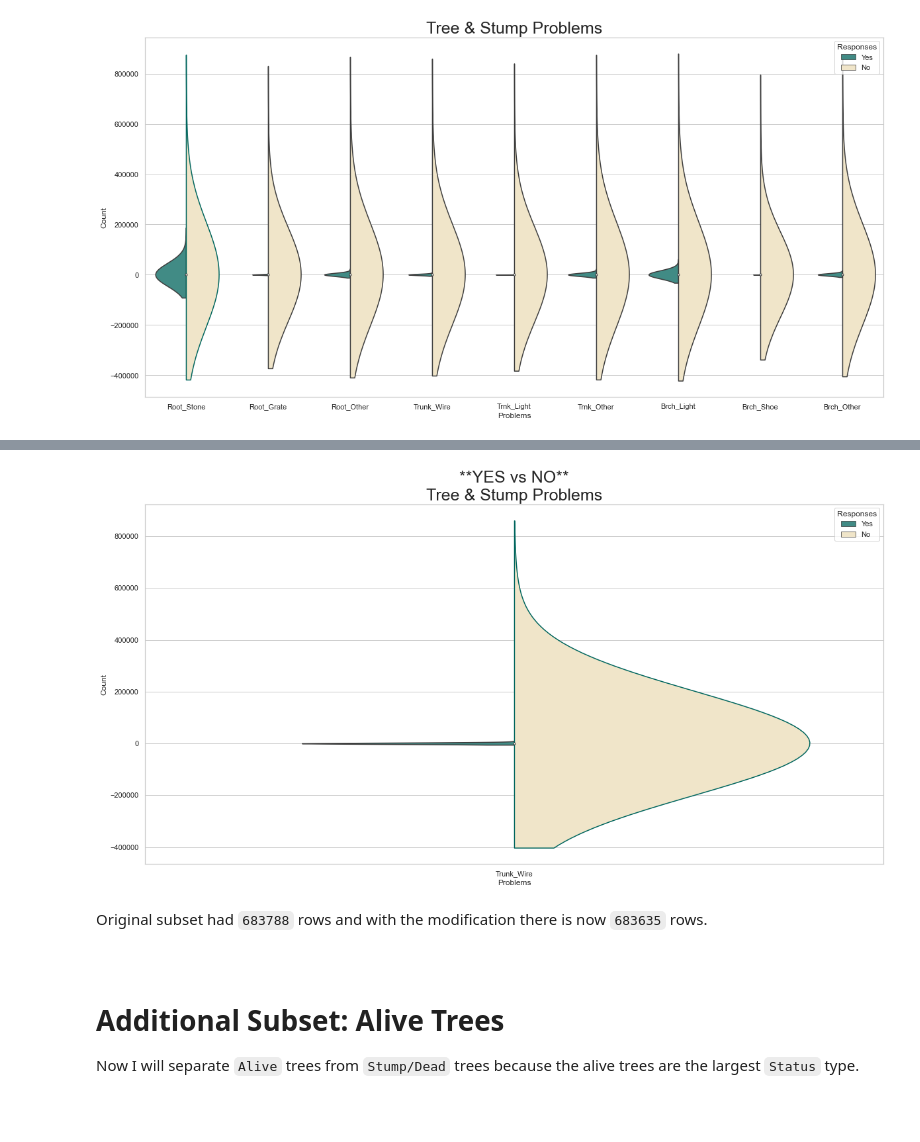
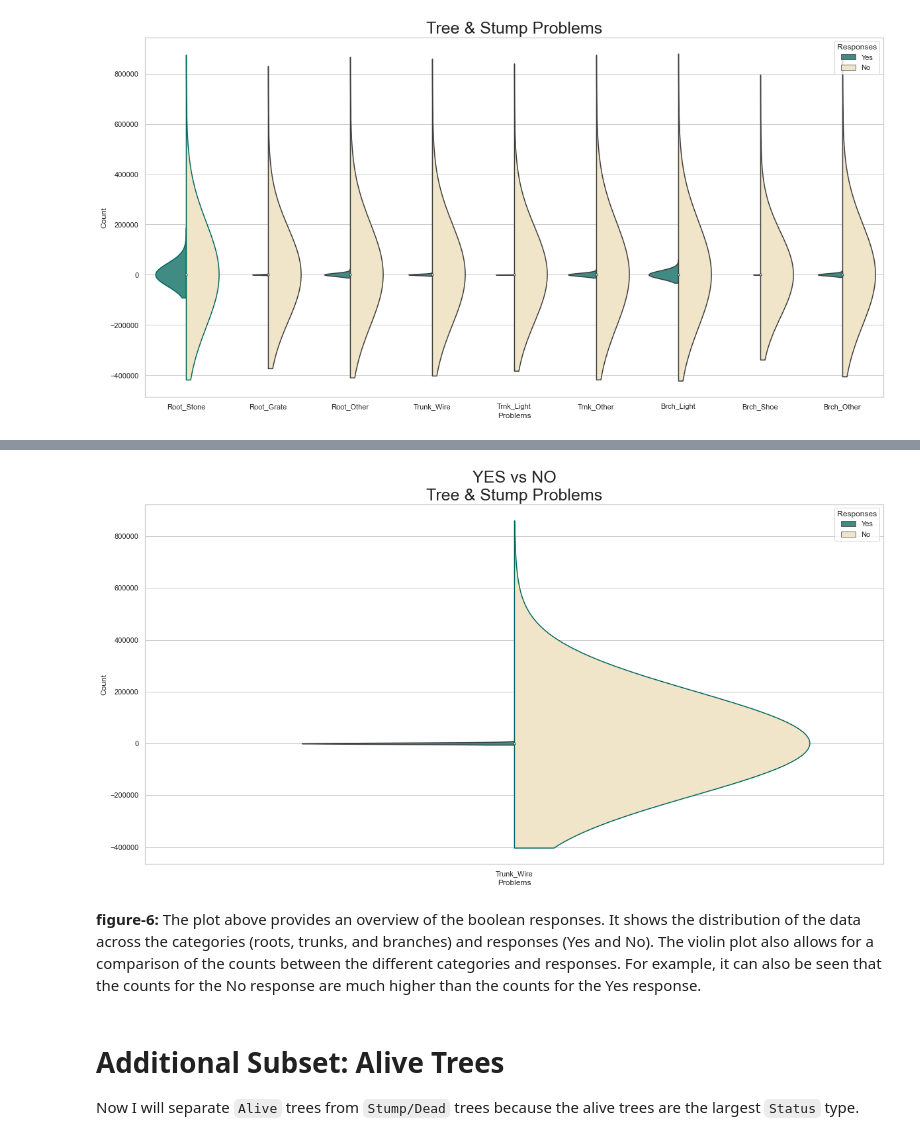
Before and after one commit to MarcellaHarr/ny_street-trees_2015, a Jupyter notebook: exploration-ny-street-trees.ipynb, the cells around one changed output, grey strips where cells are left out. Saved outputs shown, nothing was run; the diff lists cells and outputs as text; code cells hidden in the pictures; blank space fills up the shorter version.

```diff
--- a/exploration-ny-street-trees.ipynb
+++ b/exploration-ny-street-trees.ipynb
@@ -740,8 +769,8 @@ problemDF
 # Execute subset function
 # treeSubset cols: Tree_Id / Root_Stone, Root_Grate, Root_Other, Trunk_Wire, Trnk_Light, Trnk_Other, Brch_Light, Brch_Shoe, Brch_Other
 
-subsetYN = subset(treeSubset)
-subsetYN.head()
+probResponses = subset(treeSubset)
+probResponses.head()
 # %% [output]
 |  | Root_Stone | Root_Grate | Root_Other | Trunk_Wire | Trnk_Light | Trnk_Other | Brch_Light | Brch_Shoe | ... |
 | 0 | No | No | No | No | No | No | No | No | ... |
@@ -752,18 +781,18 @@ subsetYN.head()
 # %%
 # Melt responses
 
-probResponses = subsetYN.melt(id_vars = ['Count'],
-                        value_vars = ['Root_Stone',
-                                      'Root_Grate',
-                                      'Root_Other',
-                                      'Trunk_Wire',
-                                      'Trnk_Light',
-                                      'Trnk_Other',
-                                      'Brch_Light',
-                                      'Brch_Shoe',
-                                      'Brch_Other'],
-                        var_name = "Problems",
-                        value_name = "Responses")
+probResponses = probResponses.melt(id_vars = ['Count'],
+                                   value_vars = ['Root_Stone',
+                                                 'Root_Grate',
+                                                 'Root_Other',
+                                                 'Trunk_Wire',
+                                                 'Trnk_Light',
+                                                 'Trnk_Other',
+                                                 'Brch_Light',
+                                                 'Brch_Shoe',
+                                                 'Brch_Other'],
+                                   var_name = "Problems",
+                                   value_name = "Responses")
 probResponses.head()
 # %% [output]
 |  | Count | Problems | Responses |
@@ -813,37 +844,37 @@ plt.show()
 # Set figsize
 fig, ax = plt.subplots(1, 1, figsize=(20, 10))
 
 # Plot
 probVio = sns.violinplot(data = probResponses[probResponses['Problems'] == max(probResponses['Problems'])],
                           y = 'Count',
                           x = 'Problems',
                           split = True,
                           hue = 'Responses',
                           hue_order = ['Yes',
                                        'No'],
                           palette = ['#35978f',
                                      '#f6e8c3'],
                           bw = 5.0,
                           scale = 'count',
                           ax=ax)
 
 # Customise fig
 plt.setp(ax.collections[2], edgecolor="#01665e")
 ax.set_xlabel('Problems')
 ax.set_ylabel('Count')
-ax.set_title('**YES vs NO**\nTree & Stump Problems',
+ax.set_title('YES vs NO\nTree & Stump Problems',
                     fontsize = 25)
 
 # Save fig
 # plt.savefig(r'D:\repos\github\ny_street-trees_2015\src\img\YES_vs_NO_Tree-Stump_Problems.png',
 #            facecolor="white")
 
 # Plot fig
 plt.show()
 # %% [output]
-[figure, old version]
+[figure, new version]
-# %% [markdown]
-Original subset had `683788` rows and with the modification there is now `683635` rows.<br /><br />
+# %% [markdown]
+**figure-6:** The plot above provides an overview of the boolean responses. It shows the distribution of the data across the categories (roots, trunks, and branches) and responses (Yes and No). The violin plot also allows for a comparison of the counts between the different categories and responses. For example, it can also be seen that the counts for the No response are much higher than the counts for the Yes response.
 # %% [markdown]
 # Additional Subset: Alive Trees<br />
 Now I will separate `Alive` trees from `Stump/Dead` trees because the alive trees are the largest `Status` type.
```
Also changed, not shown: parts of 33 cells of this notebook, 4 other files.
